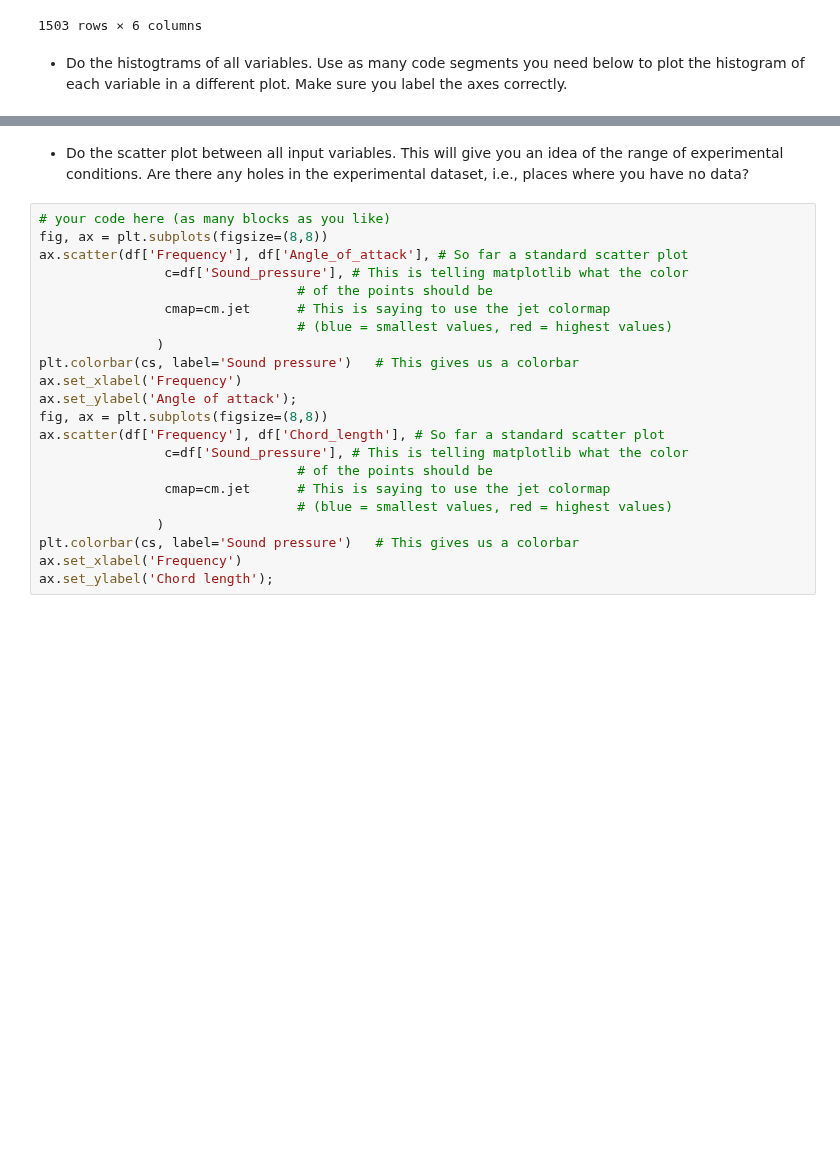
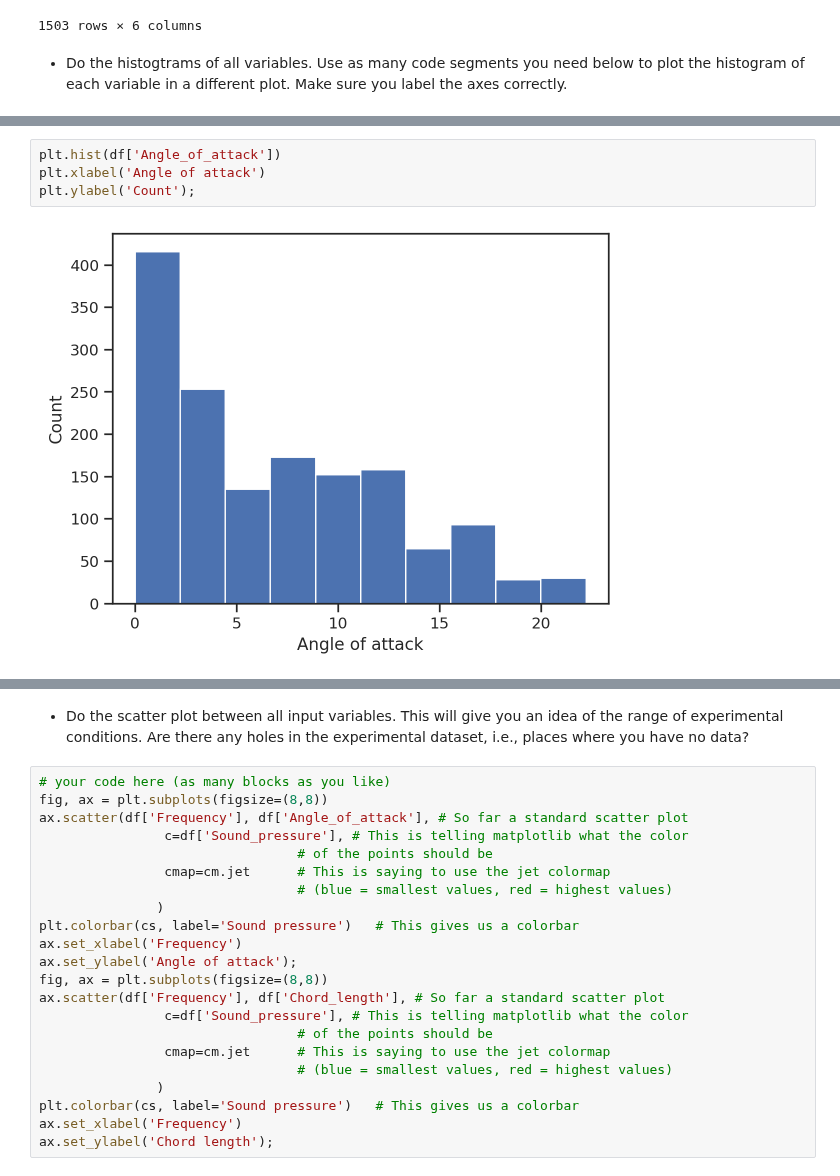
Before and after one commit to Pkuna28/homework, a Jupyter notebook: lecture04/homework_04.ipynb, the cells around one changed output, grey strips where cells are left out. Saved outputs shown, nothing was run; the diff lists cells and outputs as text; blank space fills up the shorter version.

```diff
--- a/lecture04/homework_04.ipynb
+++ b/lecture04/homework_04.ipynb
@@ -187,0 +193,6 @@ df
+# %%
+plt.hist(df['Angle_of_attack'])
+plt.xlabel('Angle of attack')
+plt.ylabel('Count');
+# %% [output]
+[figure, added]
```
Also changed, not shown: parts of 5 cells of this notebook.
